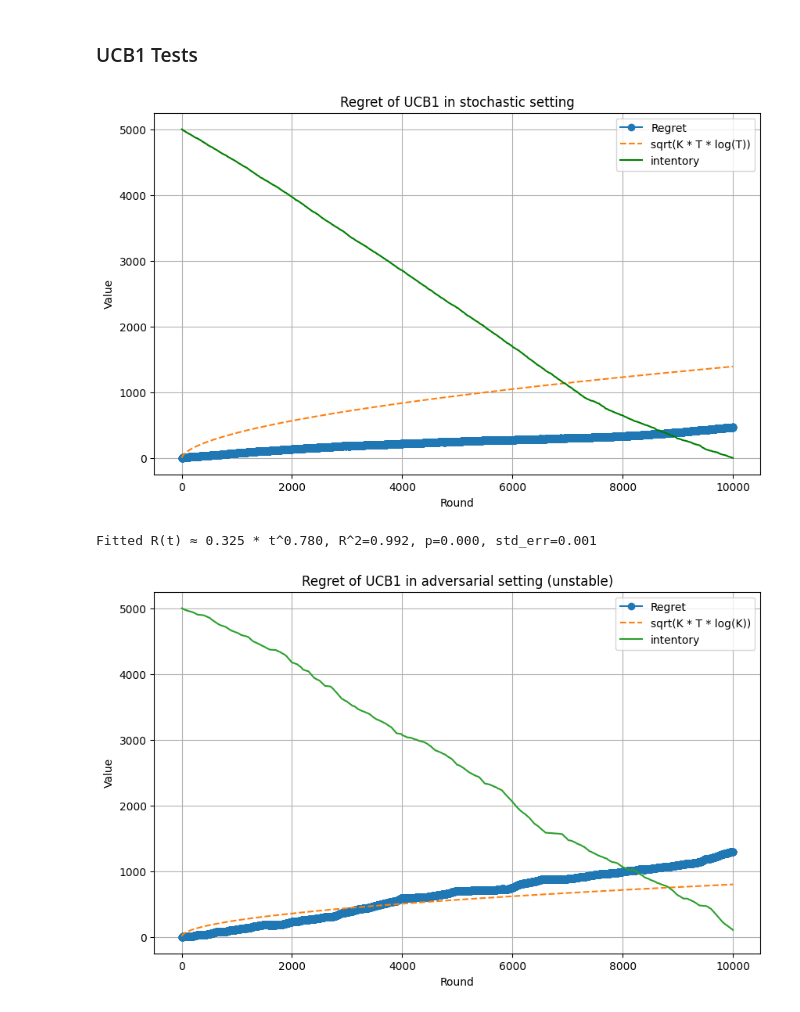
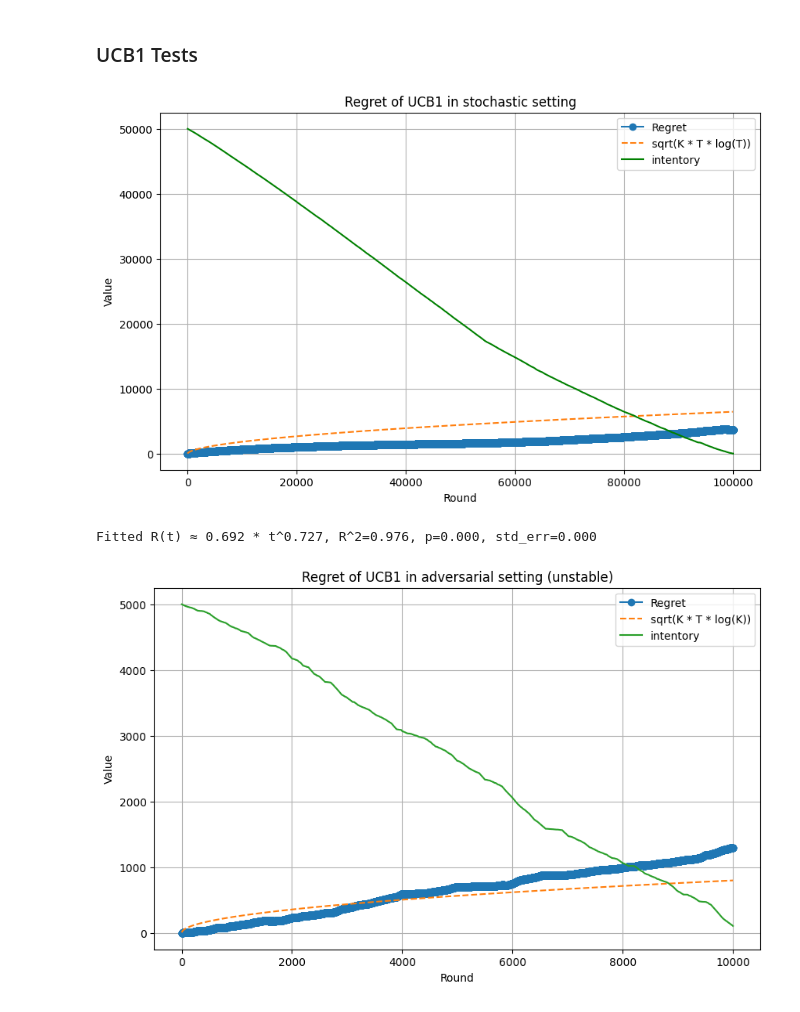
Before and after one commit to alessandrom10/Online_Learning_Applications_Project, a Jupyter notebook: Req_3/req3.ipynb, the cells around one changed output. Saved outputs shown, nothing was run; the diff lists cells and outputs as text; code cells hidden in the pictures.

```diff
--- a/Req_3/req3.ipynb
+++ b/Req_3/req3.ipynb
@@ -313,50 +297,49 @@ def sublinearity_check(regret, t_values, plot_r_over_t=False):
 # %% [markdown]
 ### UCB1 Tests
 # %%
-for i in range(1):
-    T = 10_000
-    B = int(T/2)
-    log_inventory = np.zeros(T, dtype=int)
-    agent = UCB1Agent(T=T)
-    env = StochasticEnvironment(cost = 5, var = 20, T = T, K = 1)
+T = 100_000
+B = int(T/2)
+log_inventory = np.zeros(T, dtype=int)
+agent = UCB1Agent(T=T)
+env = StochasticEnvironment(cost = 5, var = 20, T = T, K = 1)
 
-    # Store rewards and optimal rewards
-    rewards = []
+# Store rewards and optimal rewards
+rewards = []
 
-    # Simulate rounds
-    for i in range(T):
-        p = agent.pull_arm(B)
-        r = env.round(p)
-        if r > 0:
-            B -= 1
+# Simulate rounds
+for i in range(T):
+    p = agent.pull_arm(B)
+    r = env.round(p)
+    if r > 0:
+        B -= 1
 
-        log_inventory[i] = B
-        rewards.append(r)
-        agent.update(r)
+    log_inventory[i] = B
+    rewards.append(r)
+    agent.update(r)
 
-    # Calculate regret
-    regret, last_sale = agent.compute_regret_B(env, log_inventory[0], adversarial=False)
+# Calculate regret
+regret = compute_regret(env=env, B=log_inventory[0], T=T, rewards=rewards)
 
-    # Calculate regret bound
-    t_values = np.arange(1, T + 1)
-    bound = np.sqrt(K * np.log(t_values) * t_values)
+# Calculate regret bound
+t_values = np.arange(1, T + 1)
+bound = np.sqrt(K * np.log(t_values) * t_values)
 
-    # Plot regret graph
-    plt.figure(figsize=(10, 6))
-    plt.plot(t_values, regret, marker='o', label='Regret')
-    plt.plot(t_values, bound, label='sqrt(K * T * log(T))', linestyle='--')
-    plt.plot(t_values, log_inventory, label='intentory', color='green')
-    plt.xlabel('Round')
-    plt.ylabel('Value')
-    plt.title('Regret of UCB1 in stochastic setting')
-    plt.legend()
-    plt.grid(True)
-    plt.show()
+# Plot regret graph
+plt.figure(figsize=(10, 6))
+plt.plot(t_values, regret, marker='o', label='Regret')
+plt.plot(t_values, bound, label='sqrt(K * T * log(T))', linestyle='--')
+plt.plot(t_values, log_inventory, label='intentory', color='green')
+plt.xlabel('Round')
+plt.ylabel('Value')
+plt.title('Regret of UCB1 in stochastic setting')
+plt.legend()
+plt.grid(True)
+plt.show()
 
-    sublinearity_check(regret, t_values)
+sublinearity_check(regret, t_values)
 # %% [output]
-[figure, old version]
+[figure, new version]
-Fitted R(t) ≈ 0.325 * t^0.780, R^2=0.992, p=0.000, std_err=0.001
+Fitted R(t) ≈ 0.692 * t^0.727, R^2=0.976, p=0.000, std_err=0.000
 # %%
 # Initialize variables
 T = 10_000
```
Also changed, not shown: parts of 28 cells of this notebook.
